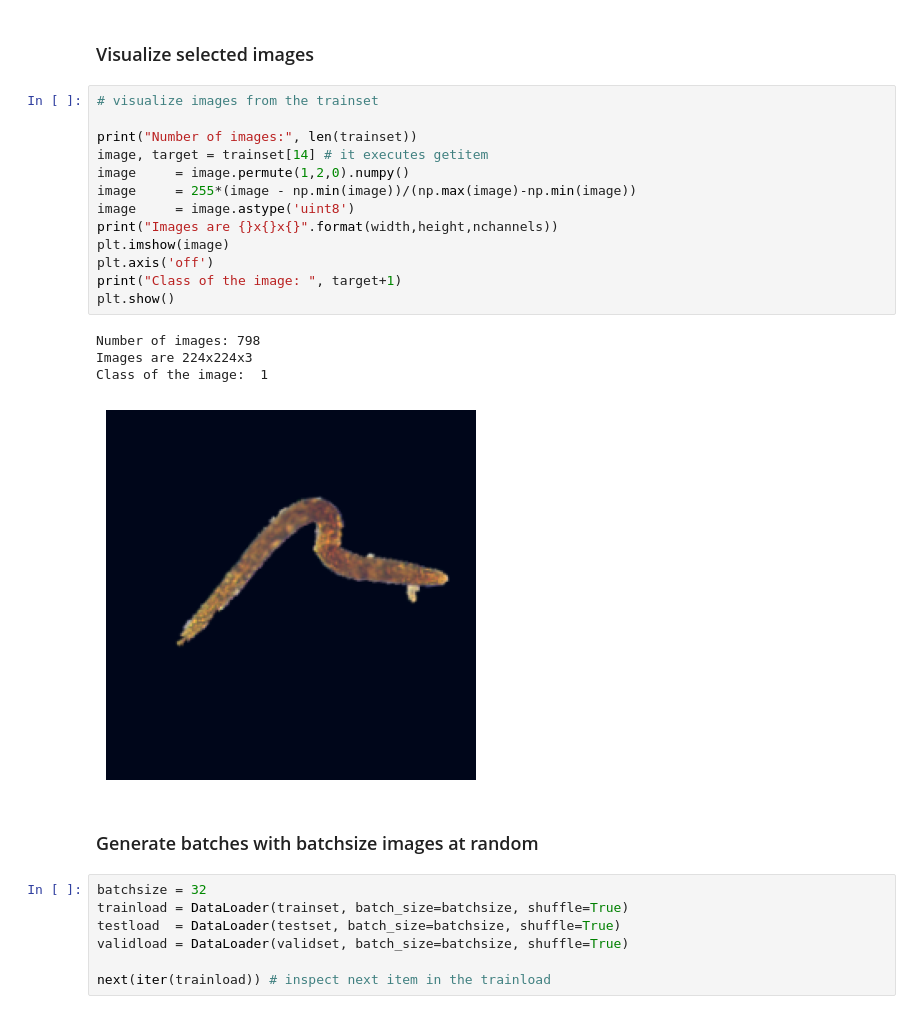
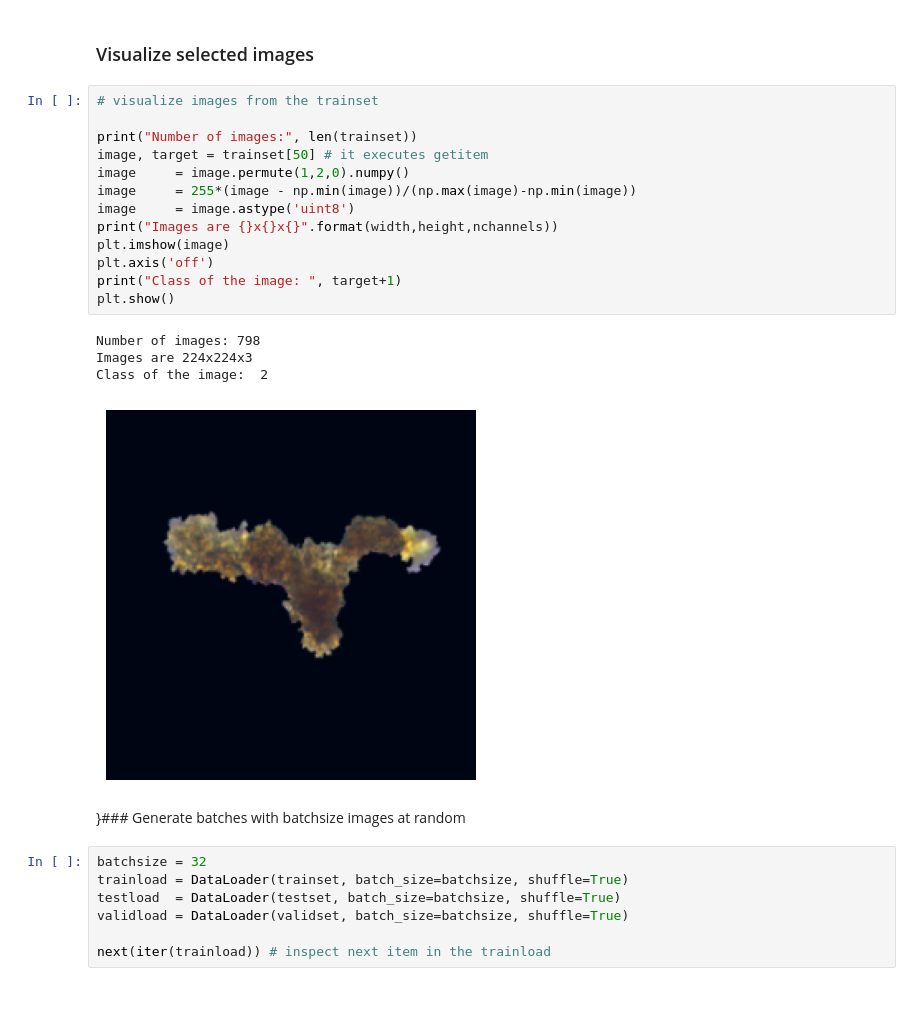
Before and after one commit to kdunorat/CNN-larvae, a Jupyter notebook: cnn_larvae.ipynb, the cells around one changed output. Saved outputs shown, nothing was run; the diff lists cells and outputs as text.

```diff
--- a/cnn_larvae.ipynb
+++ b/cnn_larvae.ipynb
@@ -123,23 +123,23 @@ testset  = ImageDataset(testset, prep)
 # %%
 # visualize images from the trainset
 
 print("Number of images:", len(trainset))
-image, target = trainset[14] # it executes getitem
+image, target = trainset[50] # it executes getitem
 image     = image.permute(1,2,0).numpy()
 image     = 255*(image - np.min(image))/(np.max(image)-np.min(image))
 image     = image.astype('uint8')
 print("Images are {}x{}x{}".format(width,height,nchannels))
 plt.imshow(image)
 plt.axis('off')
 print("Class of the image: ", target+1)
 plt.show()
 # %% [output]
 Number of images: 798
 Images are 224x224x3
-Class of the image:  1
+Class of the image:  2
-[figure, old version]
+[figure, new version]
 # %% [markdown]
-### Generate batches with batchsize images at random
+}### Generate batches with batchsize images at random
 # %%
 batchsize = 32
 trainload = DataLoader(trainset, batch_size=batchsize, shuffle=True)
```
